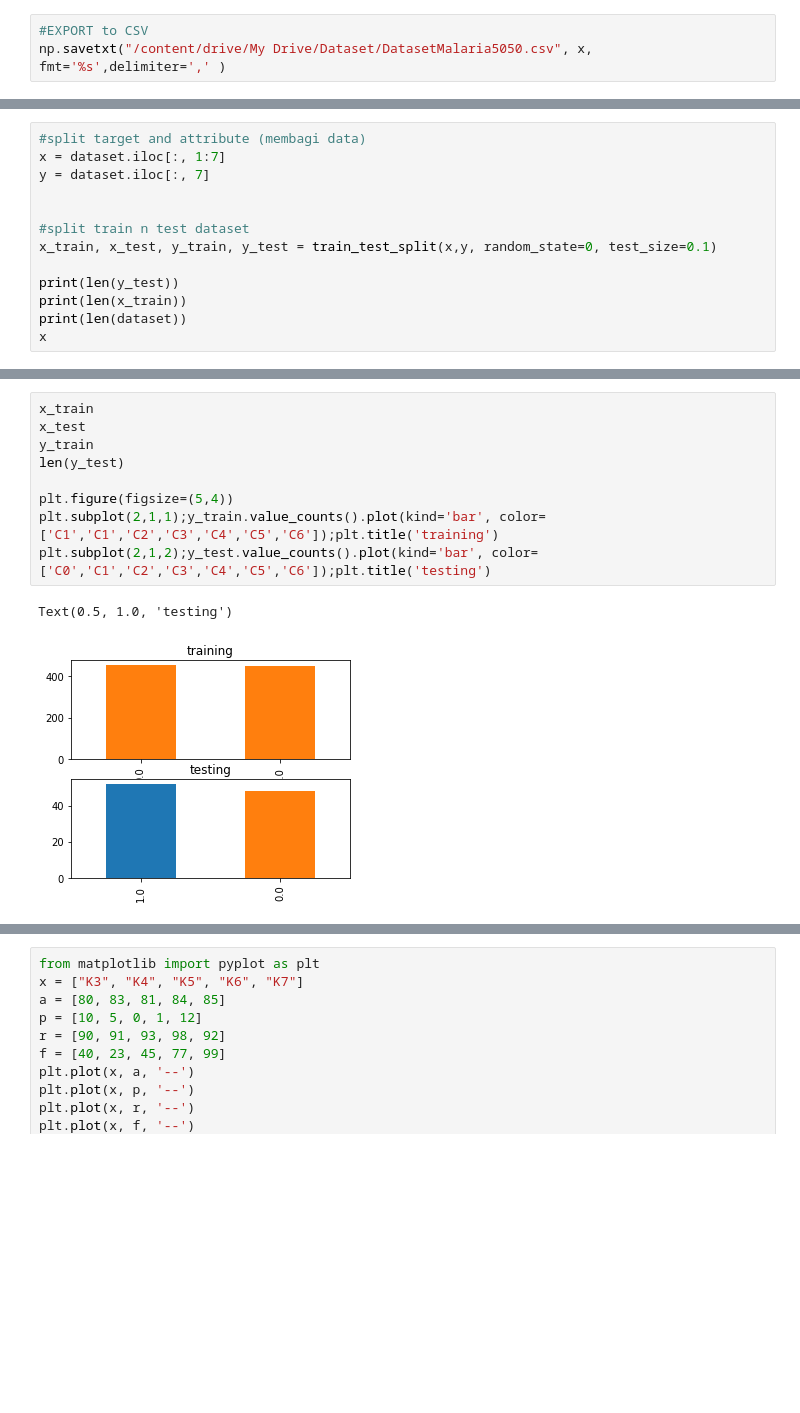
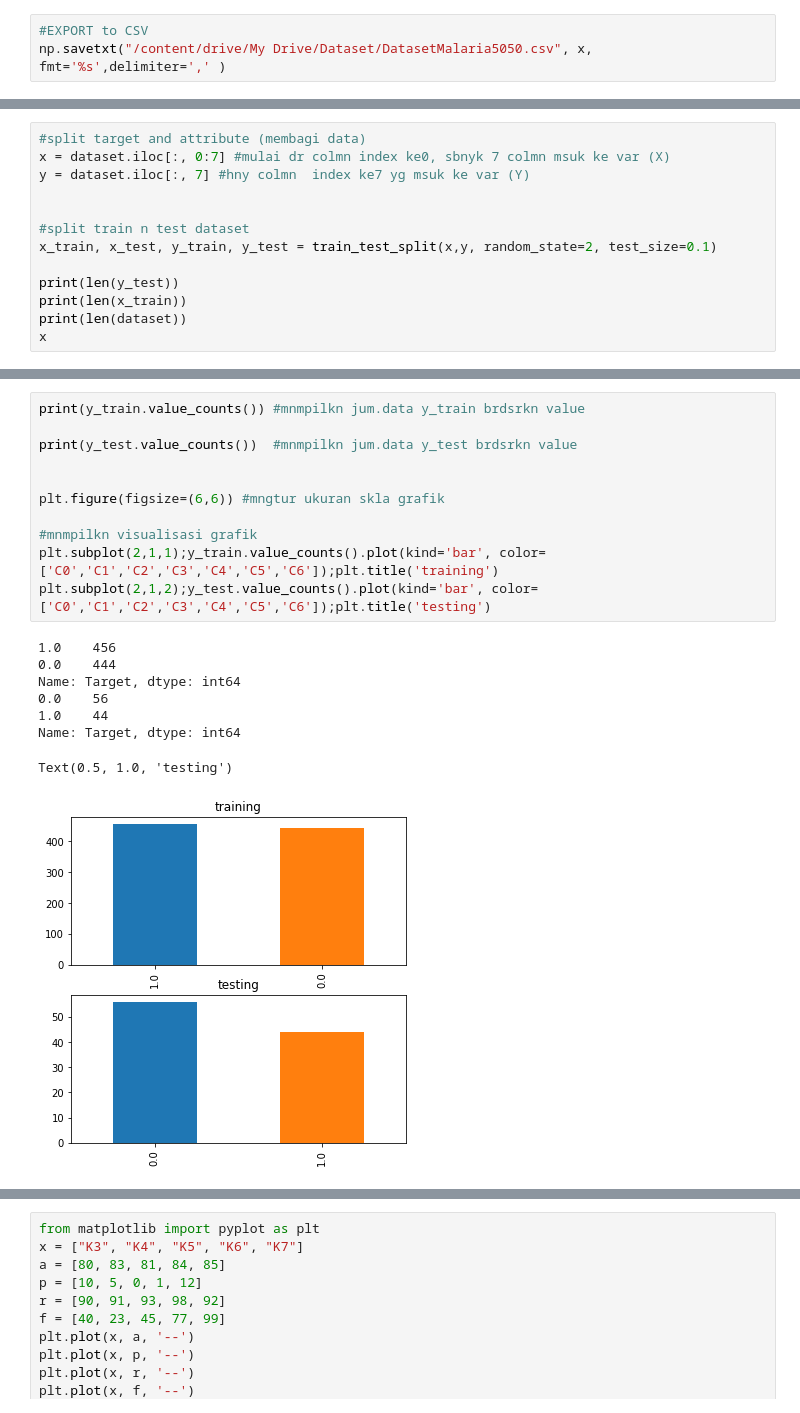
Before and after one commit to aisyahdnn/Skripsi, a Jupyter notebook: Dataset5050.ipynb, the cells around one changed output, grey strips where cells are left out. Drawn from its saved outputs; the diff is of its cells as text; blank space fills up the shorter version.

```diff
--- a/Dataset5050.ipynb
+++ b/Dataset5050.ipynb
@@ -140,12 +140,12 @@ print (dataset)
 [1000 rows x 8 columns]
 # %%
 #split target and attribute (membagi data)
-x = dataset.iloc[:, 1:7]
-y = dataset.iloc[:, 7]
+x = dataset.iloc[:, 0:7] #mulai dr colmn index ke0, sbnyk 7 colmn msuk ke var (X)
+y = dataset.iloc[:, 7] #hny colmn  index ke7 yg msuk ke var (Y)
 
 
 #split train n test dataset
-x_train, x_test, y_train, y_test = train_test_split(x,y, random_state=0, test_size=0.1)
+x_train, x_test, y_train, y_test = train_test_split(x,y, random_state=2, test_size=0.1)
 
 print(len(y_test))
 print(len(x_train))
@@ -170,14 +171,22 @@ Name: Target, Length: 1000, dtype: float64
 # %%
-x_train
-x_test
-y_train
-len(y_test)
+print(y_train.value_counts()) #mnmpilkn jum.data y_train brdsrkn value
 
-plt.figure(figsize=(5,4))
-plt.subplot(2,1,1);y_train.value_counts().plot(kind='bar', color=['C1','C1','C2','C3','C4','C5','C6']);plt.title('training')
+print(y_test.value_counts())  #mnmpilkn jum.data y_test brdsrkn value
+
+
+plt.figure(figsize=(6,6)) #mngtur ukuran skla grafik
+
+#mnmpilkn visualisasi grafik
+plt.subplot(2,1,1);y_train.value_counts().plot(kind='bar', color=['C0','C1','C2','C3','C4','C5','C6']);plt.title('training')
 plt.subplot(2,1,2);y_test.value_counts().plot(kind='bar', color=['C0','C1','C2','C3','C4','C5','C6']);plt.title('testing')
 # %% [output]
-Text(0.5, 1.0, 'testing')
+1.0    456
+0.0    444
+Name: Target, dtype: int64
+0.0    56
+1.0    44
+Name: Target, dtype: int64
+Text(0.5, 1.0, 'testing')
-[figure, old version]
+[figure, new version]
 # %%
 #scaling data
```
Also changed, not shown: parts of 6 cells of this notebook.
